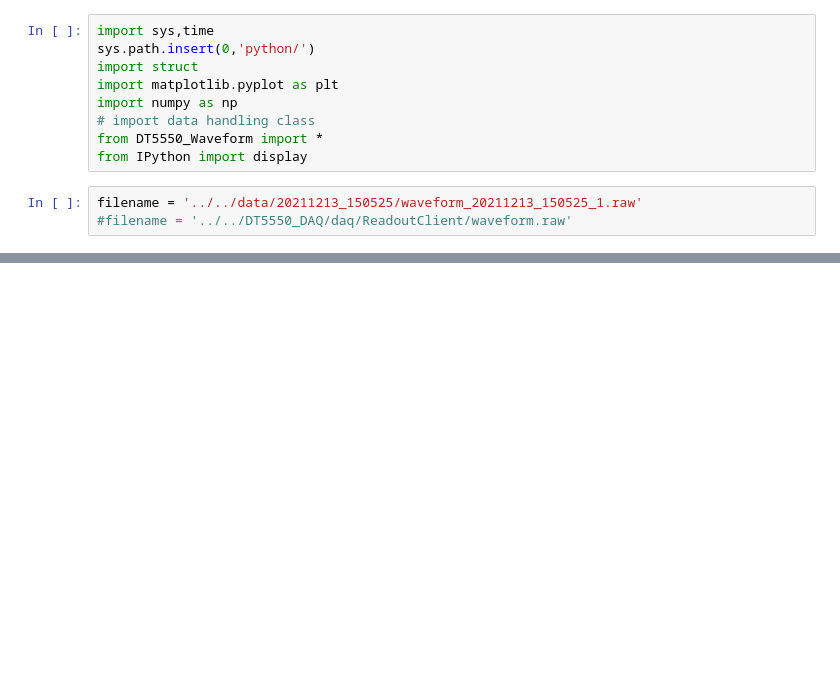
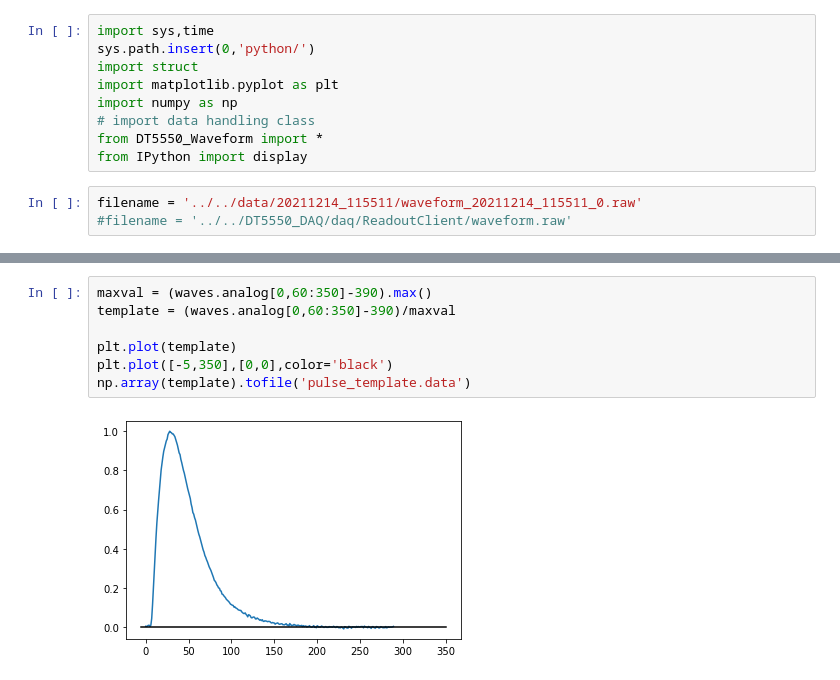
Before and after one commit to acolijn/DT5550_DAQ, a Jupyter notebook: analysis/waveform_plot.ipynb, the cells around one changed output, grey strips where cells are left out. Drawn from its saved outputs; the diff is of its cells as text; blank space fills up the shorter version.

```diff
--- a/analysis/waveform_plot.ipynb
+++ b/analysis/waveform_plot.ipynb
@@ -8,5 +14,5 @@ import numpy as np
 from DT5550_Waveform import *
 from IPython import display
 # %%
-filename = '../../data/20211213_150525/waveform_20211213_150525_1.raw'
+filename = '../../data/20211214_115511/waveform_20211214_115511_0.raw'
 #filename = '../../DT5550_DAQ/daq/ReadoutClient/waveform.raw'
@@ -53,0 +54,9 @@ plt.show()
+# %%
+maxval = (waves.analog[0,60:350]-390).max()
+template = (waves.analog[0,60:350]-390)/maxval
+
+plt.plot(template)
+plt.plot([-5,350],[0,0],color='black')
+np.array(template).tofile('pulse_template.data')
+# %% [output]
+[figure, added]
```
Also changed, not shown: parts of 5 cells of this notebook, 7 other files.
